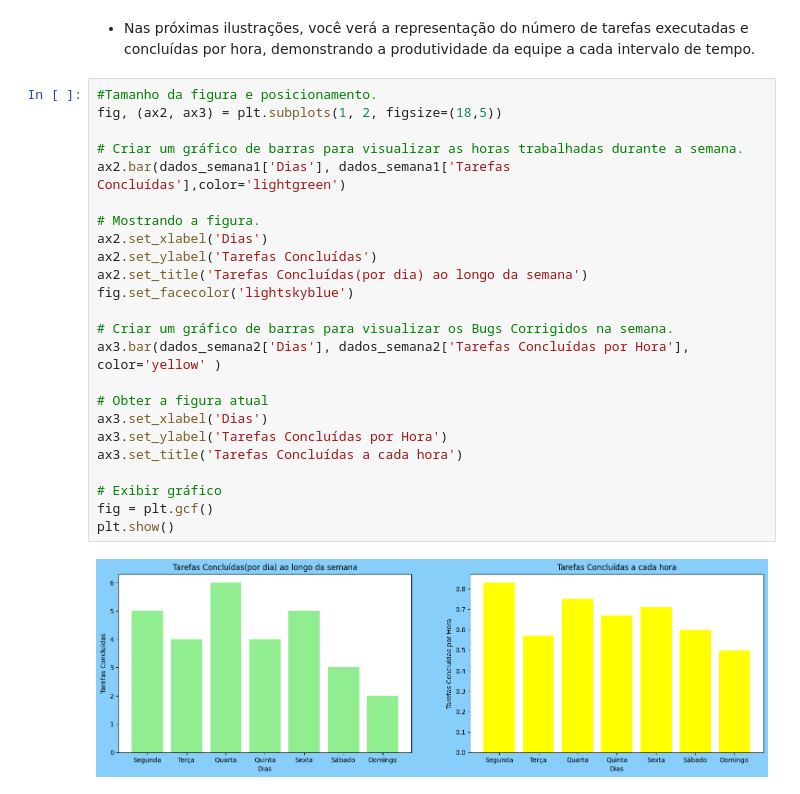
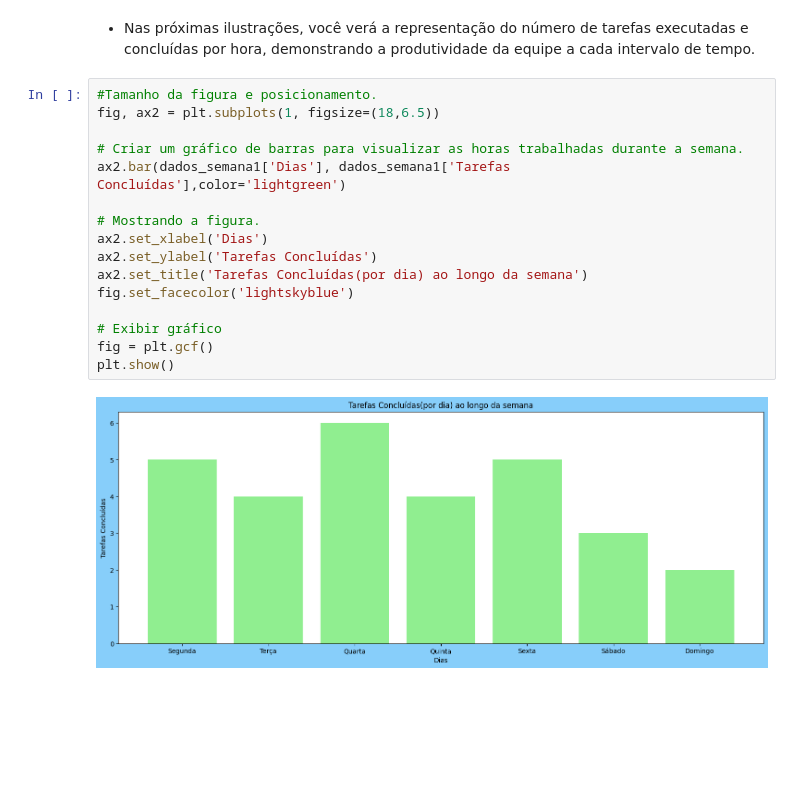
Before and after one commit to JoseanBorges/Projeto_Individual_M4, a Jupyter notebook: Projeto_Individual_M4.ipynb, the cells around one changed output. Drawn from its saved outputs; the diff is of its cells as text; blank space fills up the shorter version.

```diff
--- a/Projeto_Individual_M4.ipynb
+++ b/Projeto_Individual_M4.ipynb
@@ -204,27 +213,19 @@ plt.show()
 * Nas próximas ilustrações, você verá a representação do número de tarefas executadas e concluídas por hora, demonstrando a produtividade da equipe a cada intervalo de tempo.
 # %%
 #Tamanho da figura e posicionamento.
-fig, (ax2, ax3) = plt.subplots(1, 2, figsize=(18,5))
+fig, ax2 = plt.subplots(1, figsize=(18,6.5))
 
 # Criar um gráfico de barras para visualizar as horas trabalhadas durante a semana.
 ax2.bar(dados_semana1['Dias'], dados_semana1['Tarefas Concluídas'],color='lightgreen')
 
 # Mostrando a figura.
 ax2.set_xlabel('Dias')
 ax2.set_ylabel('Tarefas Concluídas')
 ax2.set_title('Tarefas Concluídas(por dia) ao longo da semana')
 fig.set_facecolor('lightskyblue')
 
-# Criar um gráfico de barras para visualizar os Bugs Corrigidos na semana.
-ax3.bar(dados_semana2['Dias'], dados_semana2['Tarefas Concluídas por Hora'], color='yellow' )
-
-# Obter a figura atual
-ax3.set_xlabel('Dias')
-ax3.set_ylabel('Tarefas Concluídas por Hora')
-ax3.set_title('Tarefas Concluídas a cada hora')
-
 # Exibir gráfico
 fig = plt.gcf()
 plt.show()
 # %% [output]
-[figure, old version]
+[figure, new version]
```
Also changed, not shown: parts of 3 cells of this notebook.
